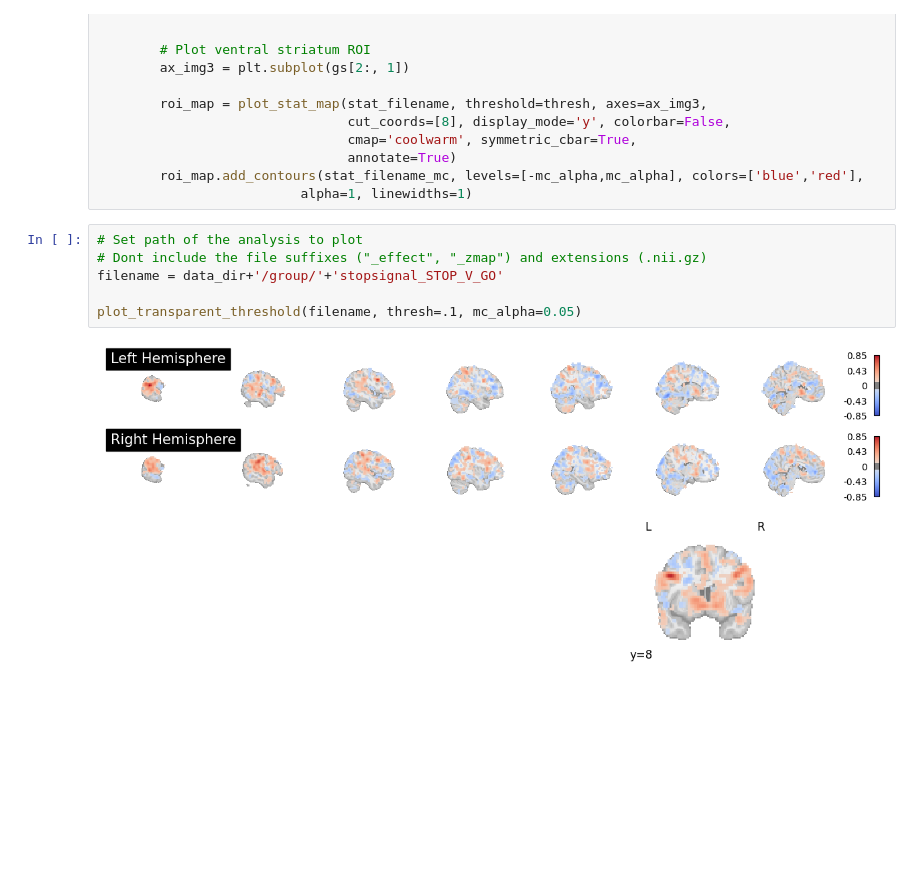
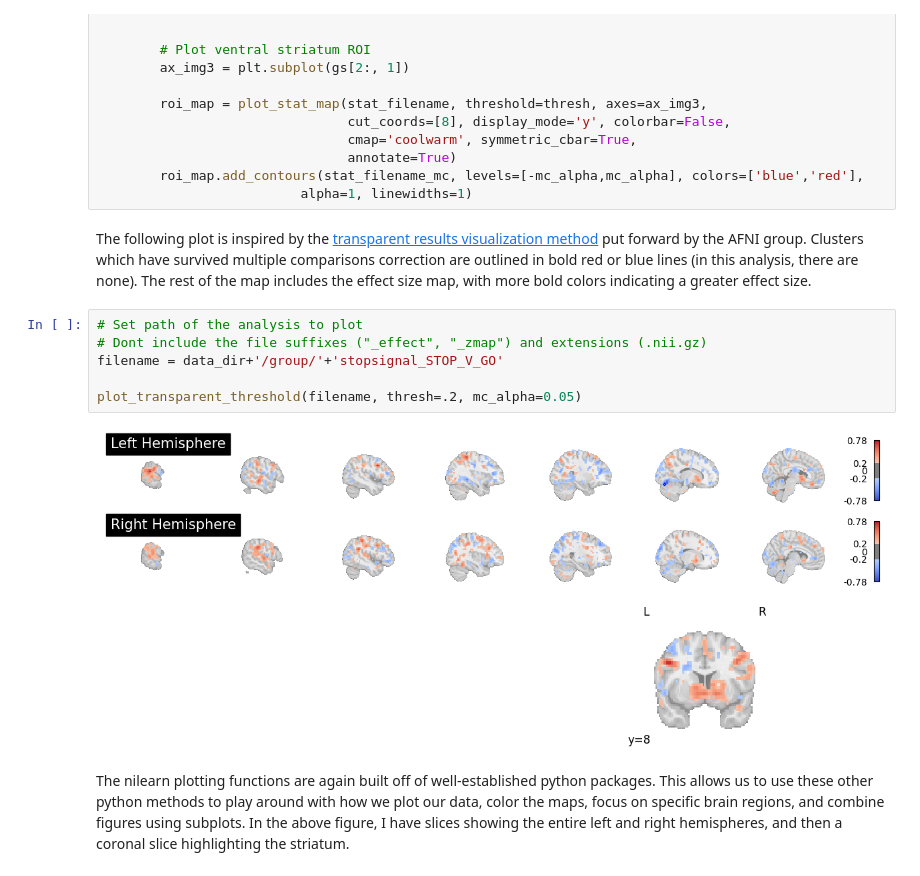
Before and after one commit to hspopal/Tutorials, a Jupyter notebook: neuroimaging/univariate_analyses/univariate_analyses.ipynb, the cells around one changed output. Saved outputs shown, nothing was run; the diff lists cells and outputs as text; blank space fills up the shorter version.

```diff
--- a/neuroimaging/univariate_analyses/univariate_analyses.ipynb
+++ b/neuroimaging/univariate_analyses/univariate_analyses.ipynb
@@ -580,11 +695,15 @@ def plot_transparent_threshold(filename, thresh=1, mc='fdr', mc_alpha=0.05, view
                                 annotate=True)
         roi_map.add_contours(stat_filename_mc, levels=[-mc_alpha,mc_alpha], colors=['blue','red'],
                           alpha=1, linewidths=1)
+# %% [markdown]
+The following plot is inspired by the [transparent results visualization method](https://www.sciencedirect.com/science/article/pii/S1053811923002896) put forward by the AFNI group. Clusters which have survived multiple comparisons correction are outlined in bold red or blue lines (in this analysis, there are none). The rest of the map includes the effect size map, with more bold colors indicating a greater effect size.
 # %%
 # Set path of the analysis to plot
 # Dont include the file suffixes ("_effect", "_zmap") and extensions (.nii.gz)
 filename = data_dir+'/group/'+'stopsignal_STOP_V_GO'
 
-plot_transparent_threshold(filename, thresh=.1, mc_alpha=0.05)
+plot_transparent_threshold(filename, thresh=.2, mc_alpha=0.05)
 # %% [output]
-[figure, old version]
+[figure, new version]
+# %% [markdown]
+The nilearn plotting functions are again built off of well-established python packages. This allows us to use these other python methods to play around with how we plot our data, color the maps, focus on specific brain regions, and combine figures using subplots. In the above figure, I have slices showing the entire left and right hemispheres, and then a coronal slice highlighting the striatum.
```
Also changed, not shown: parts of 41 cells of this notebook.
